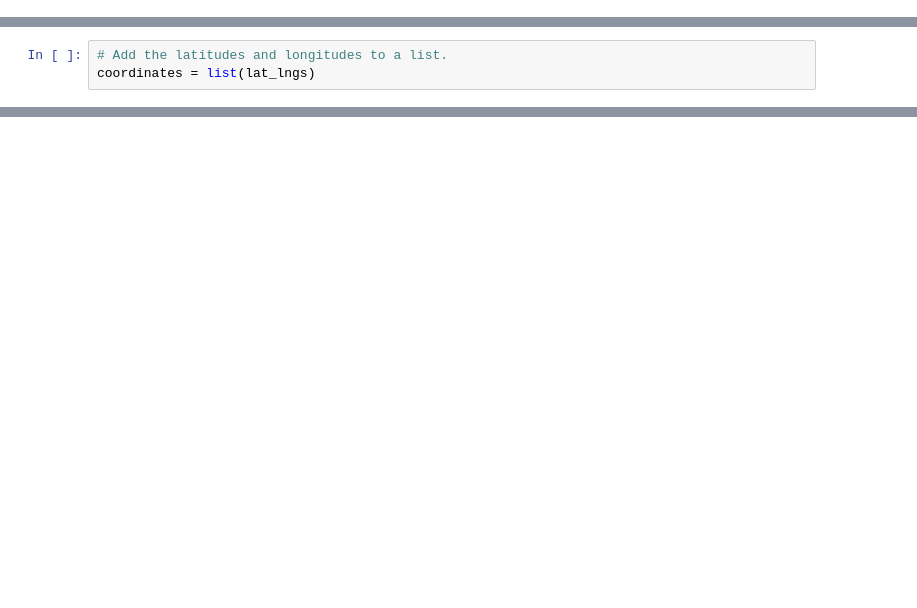
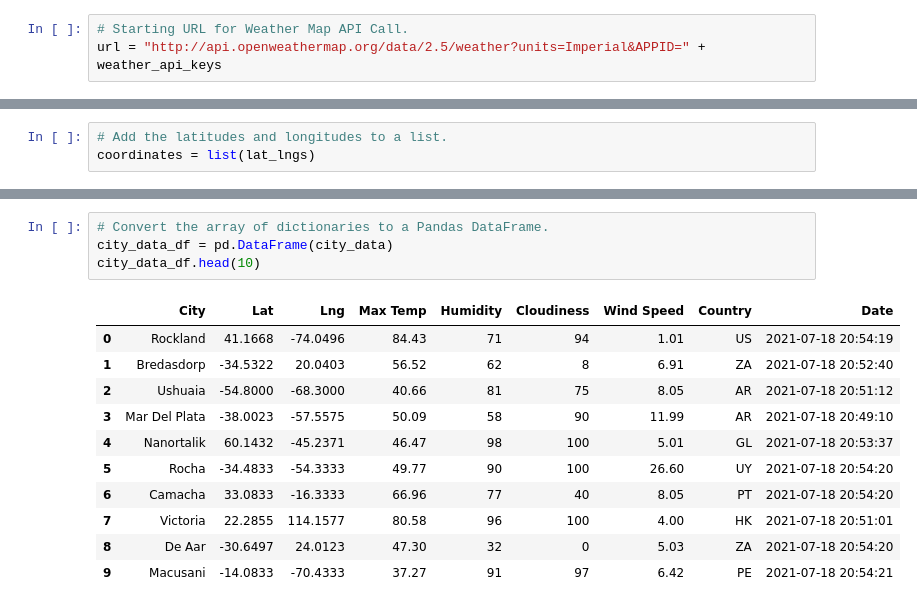
Before and after one commit to Summer-Bell/World_Weather_Analysis, a Jupyter notebook: WeatherPy.ipynb, the cells around one changed output, grey strips where cells are left out. Cells and saved outputs as stored; diff of their text form; blank space fills up the shorter version.

```diff
--- a/WeatherPy.ipynb
+++ b/WeatherPy.ipynb
@@ -6,3 +10,6 @@ import numpy as np
+# %%
+# Starting URL for Weather Map API Call.
+url = "http://api.openweathermap.org/data/2.5/weather?units=Imperial&APPID=" + weather_api_keys
 # %%
 lats = np.random.uniform(-90, 90, size=1500)
 lngs = np.random.uniform(-90, 90, size=1500)
@@ -47,0 +122,16 @@ len(cities)
+# %%
+# Convert the array of dictionaries to a Pandas DataFrame.
+city_data_df = pd.DataFrame(city_data)
+city_data_df.head(10)
+# %% [output]
+|  | City | Lat | Lng | Max Temp | Humidity | Cloudiness | Wind Speed | Country | Date |
+| 0 | Rockland | 41.1668 | -74.0496 | 84.43 | 71 | 94 | 1.01 | US | 2021-07-18 20:54:19 |
+| 1 | Bredasdorp | -34.5322 | 20.0403 | 56.52 | 62 | 8 | 6.91 | ZA | 2021-07-18 20:52:40 |
+| 2 | Ushuaia | -54.8000 | -68.3000 | 40.66 | 81 | 75 | 8.05 | AR | 2021-07-18 20:51:12 |
+| 3 | Mar Del Plata | -38.0023 | -57.5575 | 50.09 | 58 | 90 | 11.99 | AR | 2021-07-18 20:49:10 |
+| 4 | Nanortalik | 60.1432 | -45.2371 | 46.47 | 98 | 100 | 5.01 | GL | 2021-07-18 20:53:37 |
+| 5 | Rocha | -34.4833 | -54.3333 | 49.77 | 90 | 100 | 26.60 | UY | 2021-07-18 20:54:20 |
+| 6 | Camacha | 33.0833 | -16.3333 | 66.96 | 77 | 40 | 8.05 | PT | 2021-07-18 20:54:20 |
+| 7 | Victoria | 22.2855 | 114.1577 | 80.58 | 96 | 100 | 4.00 | HK | 2021-07-18 20:51:01 |
+| 8 | De Aar | -30.6497 | 24.0123 | 47.30 | 32 | 0 | 5.03 | ZA | 2021-07-18 20:54:20 |
+| 9 | Macusani | -14.0833 | -70.4333 | 37.27 | 91 | 97 | 6.42 | PE | 2021-07-18 20:54:21 |
```
Also changed, not shown: parts of 8 cells of this notebook.
